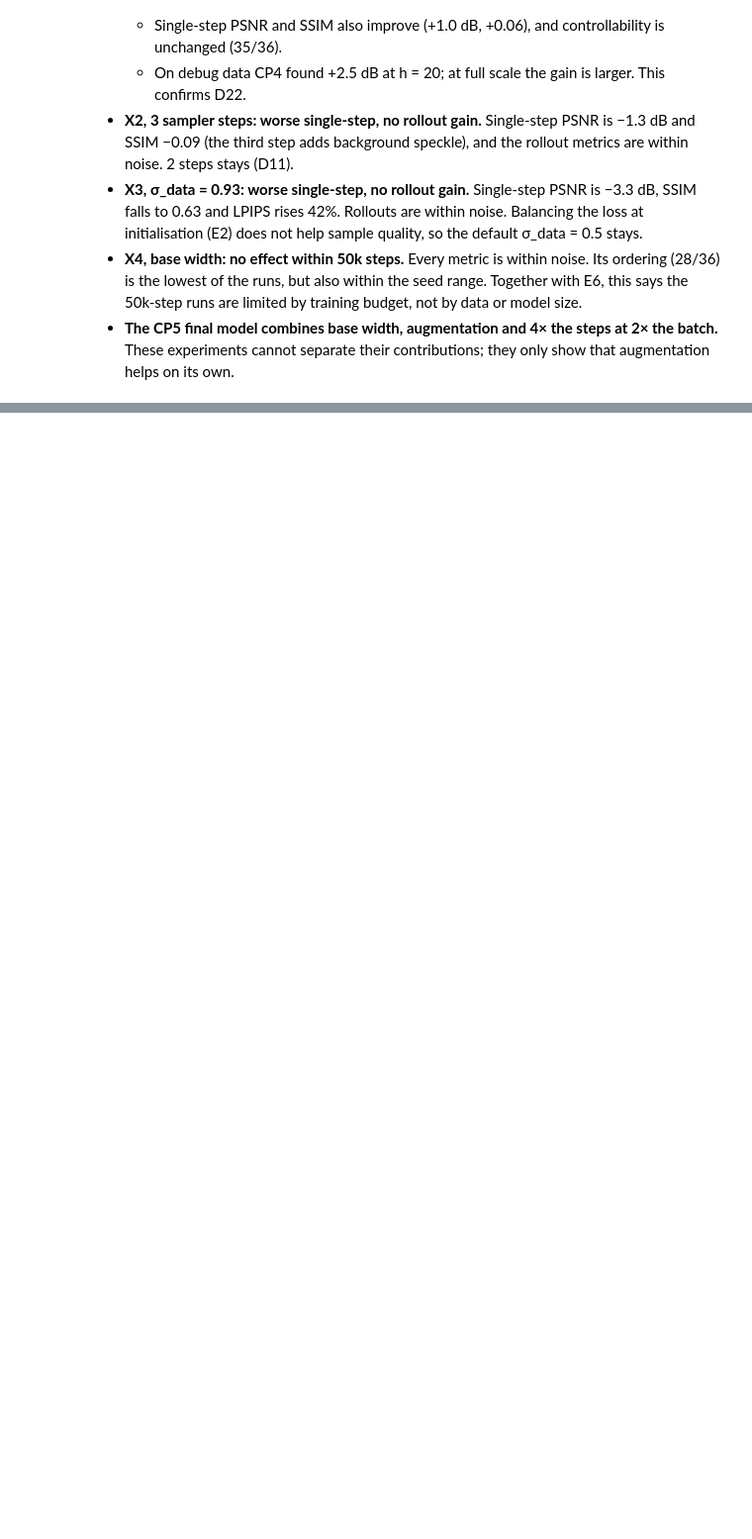
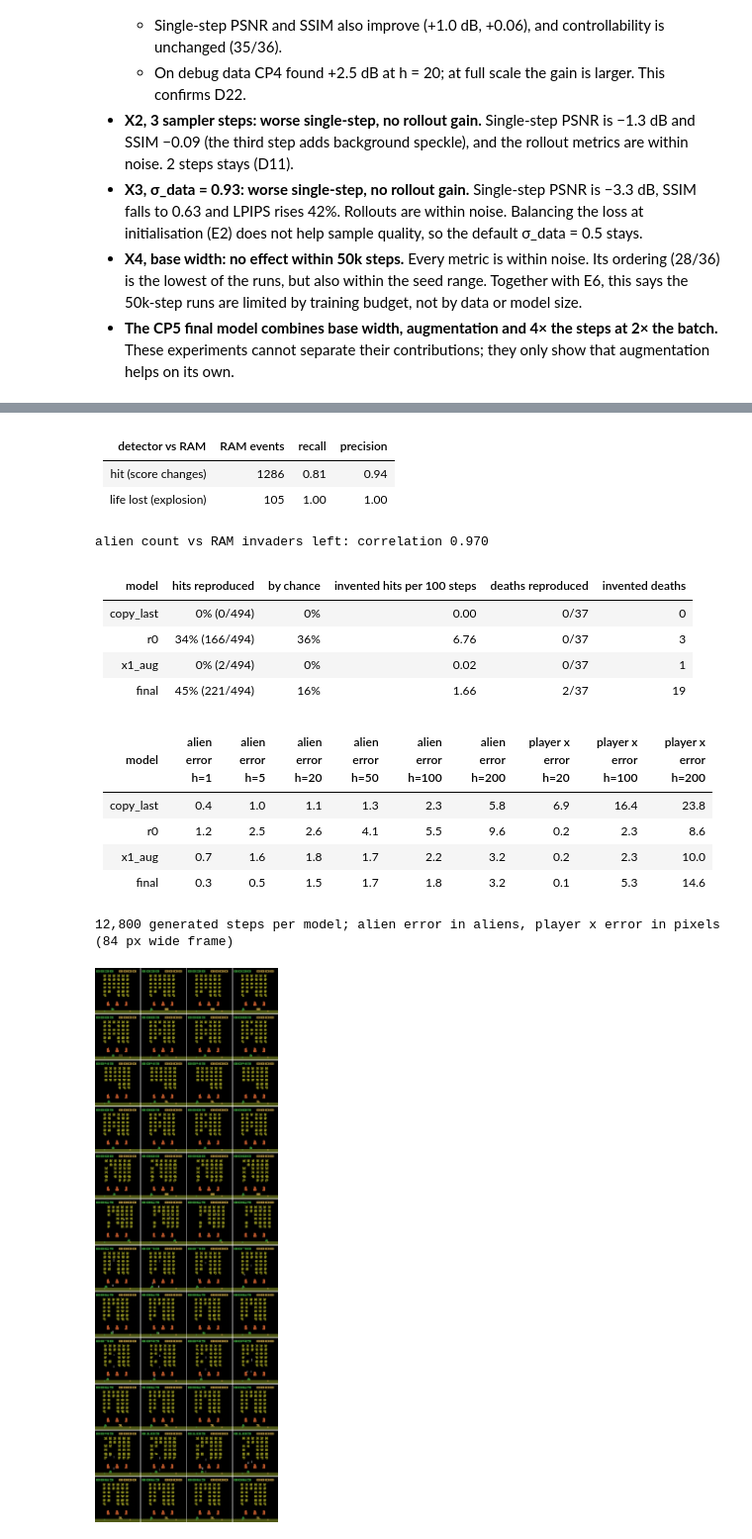
Before and after one commit to Syed-Masrur-Ahmed/Diffusion-Space-Invaders, a Jupyter notebook: notebooks/milestone2.ipynb, the cells around one changed output, grey strips where cells are left out. Shown at 99% size. Cells and saved outputs as stored; diff of their text form; code cells hidden in the pictures; blank space fills up the shorter version.

```diff
--- a/notebooks/milestone2.ipynb
+++ b/notebooks/milestone2.ipynb
@@ -656,0 +731,51 @@ model. `data/test` is collected (100 episodes, 38,766 windows, seeds from 1.5 ×
+# %%
+ev = load("e9/events.json")
+d = ev["detectors"]
+table(["detector vs RAM", "RAM events", "recall", "precision"],
+      [["hit (score changes)", d["hits"]["ram_events"], f"{d['hits']['recall']:.2f}", f"{d['hits']['precision']:.2f}"],
+       ["life lost (explosion)", d["deaths"]["ram_events"], f"{d['deaths']['recall']:.2f}", f"{d['deaths']['precision']:.2f}"]])
+print(f"alien count vs RAM invaders left: correlation {d['alien_count_vs_ram_corr']:.3f}")
+
+name = lambda k: k.split("_m2_")[1].split("_ckpt")[0] if "_m2_" in k else ("final" if "final" in k else k)
+models = {name(k): v for k, v in ev["models"].items()}
+steps = len(ev["trajectories"]) * ev["T"]
+w = 2 * ev["match_window"] + 1
+
+def chance(v):
+    """Recall a model would get by luck: P(at least one of its events falls in a real event's window)."""
+    return 1 - (1 - v["generated"] / steps) ** w
+
+rows = []
+for n, v in models.items():
+    h, dth = v["hits"], v["deaths"]
+    rows.append([n, f"{h['recall']:.0%} ({round(h['recall'] * h['real'])}/{h['real']})", f"{chance(h):.0%}",
+                 f"{h['false_per_100_steps']:.2f}", f"{round(dth['recall'] * dth['real'])}/{dth['real']}",
+                 f"{dth['false_per_100_steps'] * steps / 100:.0f}"])
+table(["model", "hits reproduced", "by chance", "invented hits per 100 steps", "deaths reproduced",
+       "invented deaths"], rows)
+hs = list(next(iter(models.values()))["alien_abs_error"])
+table(["model"] + [f"alien error h={h}" for h in hs] + [f"player x error h={h}" for h in ("20", "100", "200")],
+      [[n] + [f"{v['alien_abs_error'][h]:.1f}" for h in hs] + [f"{v['player_x_abs_error'][h]:.1f}" for h in ("20", "100", "200")]
+       for n, v in models.items()])
+print(f"{steps:,} generated steps per model; alien error in aliens, player x error in pixels (84 px wide frame)")
+display(Image(filename=str(RESULTS / "e9/events_examples.png"), width=520))
+# %% [output]
+| detector vs RAM | RAM events | recall | precision |
+|---|---|---|---|
+| hit (score changes) | 1286 | 0.81 | 0.94 |
+| life lost (explosion) | 105 | 1.00 | 1.00 |
+alien count vs RAM invaders left: correlation 0.970
+| model | hits reproduced | by chance | invented hits per 100 steps | deaths reproduced | invented deaths |
+|---|---|---|---|---|---|
+| copy_last | 0% (0/494) | 0% | 0.00 | 0/37 | 0 |
+| r0 | 34% (166/494) | 36% | 6.76 | 0/37 | 3 |
+| x1_aug | 0% (2/494) | 0% | 0.02 | 0/37 | 1 |
+| final | 45% (221/494) | 16% | 1.66 | 2/37 | 19 |
+| model | alien error h=1 | alien error h=5 | alien error h=20 | alien error h=50 | alien error h=100 | alien error h=200 | player x error h=20 | player x error h=100 | player x error h=200 |
+|---|---|---|---|---|---|---|---|---|---|
+| copy_last | 0.4 | 1.0 | 1.1 | 1.3 | 2.3 | 5.8 | 6.9 | 16.4 | 23.8 |
+| r0 | 1.2 | 2.5 | 2.6 | 4.1 | 5.5 | 9.6 | 0.2 | 2.3 | 8.6 |
+| x1_aug | 0.7 | 1.6 | 1.8 | 1.7 | 2.2 | 3.2 | 0.2 | 2.3 | 10.0 |
+| final | 0.3 | 0.5 | 1.5 | 1.7 | 1.8 | 3.2 | 0.1 | 5.3 | 14.6 |
+12,800 generated steps per model; alien error in aliens, player x error in pixels (84 px wide frame)
+[figure, added]
```
Also changed, not shown: parts of 11 cells of this notebook, 36 other files.
